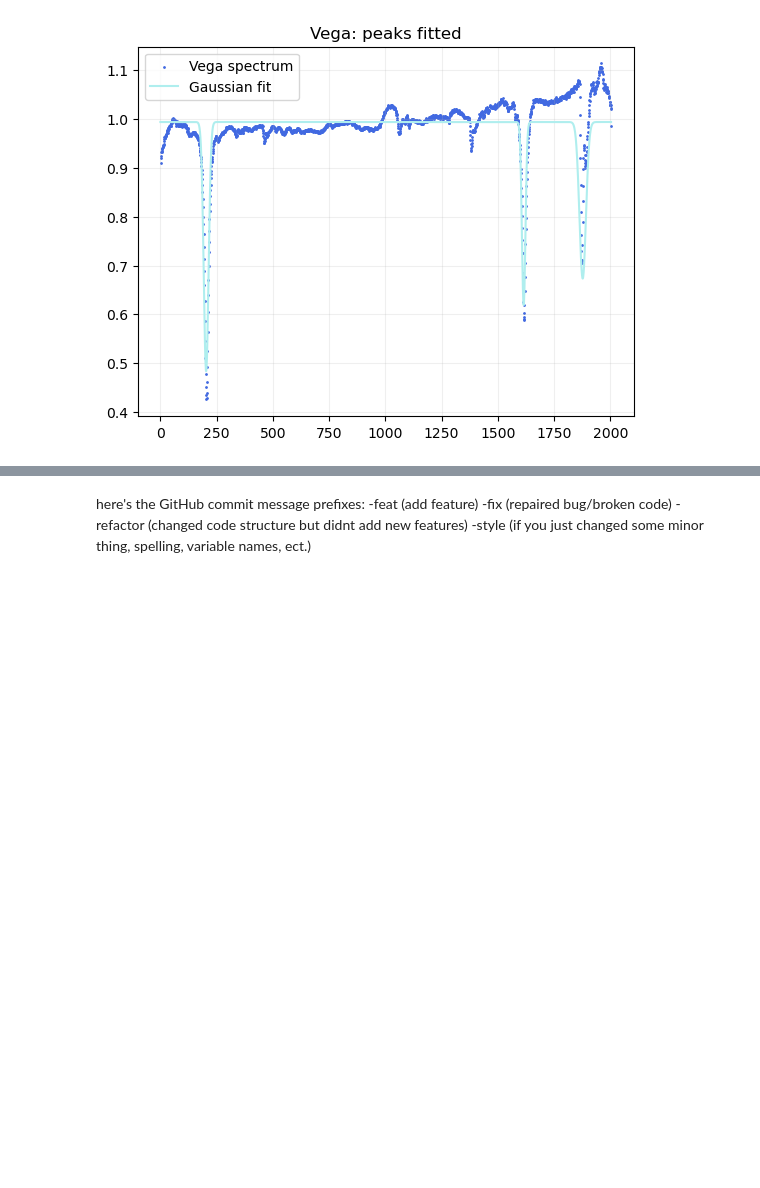
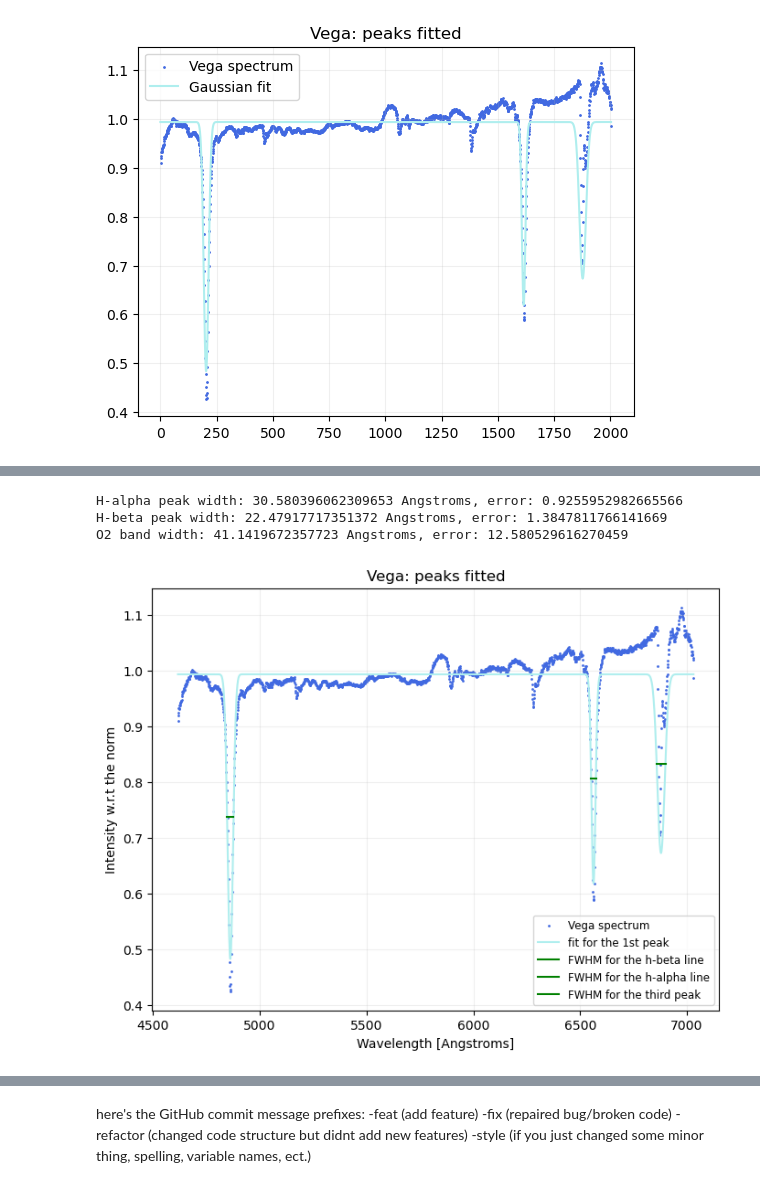
Before and after one commit to Timobrenn/G99-Spectroscopy, a Jupyter notebook: FWHM-vega.ipynb, the cells around one changed output, grey strips where cells are left out. Drawn from its saved outputs; the diff is of its cells as text; code cells hidden in the pictures; blank space fills up the shorter version.

```diff
--- a/FWHM-vega.ipynb
+++ b/FWHM-vega.ipynb
@@ -272,3 +271,57 @@ close(fig)
+# %%
+# TODO: actually add docstrings to all methods/functions
+
+
+# a function to convert values from pixels to Angstroms
+def pix_to_A_parameters (p1,p2,a1,a2):
+    """Takes two point values as arguments, each consisting of a position of a peak in pixels and the corresponding wavelength in Angstroms, where p1<p2 and a1<a2.
+    Assumes that the spectroscope is, like, good"""
+    scale=((a2-a1)/(p2-p1))
+    offset = scale*-p1+a1
+    return scale,offset
+
+
+# m1 -> beta
+# m2 -> alpha
+
+h_beta = 4861.35
+h_alpha = 6562.79 #source: wikipedia + unit converter from nm, sorry :((
+
+a_in_pix, a_off = pix_to_A_parameters(m1,m2,h_beta,h_alpha)
+
+#
+def pix_to_A (a):
+    """Function to simplify the conversion of values/numpy array from values in pixels to Angstroms"""
+    return a*a_in_pix+a_off
+
+# x_range_a=x_range*a_in_pix+a_off
+x_range_a = pix_to_A(x_range)
+
+print(f"H-alpha peak width: {a_in_pix*fwhm1} Angstroms, error: {a_in_pix*fwhm1_err}")
+print(f"H-beta peak width: {a_in_pix*fwhm2} Angstroms, error: {a_in_pix*fwhm2_err}")
+print(f"O2 band width: {a_in_pix*fwhm3} Angstroms, error: {a_in_pix*fwhm3_err}")
+
+fig=figure(figsize=(8,6))
+frame=fig.add_subplot(1,1,1)
+frame.scatter(x_range_a,dat_vega_0,color="royalblue", label="Vega spectrum",s=1)
+frame.plot(x_range_a,f_composed,color="paleturquoise", label="fit for the 1st peak")
+frame.plot(fwhm1_x*a_in_pix+a_off,fwhm1_y,color="green", label="FWHM for the h-beta line")
+frame.plot(fwhm2_x*a_in_pix+a_off,fwhm2_y,color="green", label="FWHM for the h-alpha line")
+frame.plot(fwhm3_x*a_in_pix+a_off,fwhm3_y,color="green", label="FWHM for the third peak")
+frame.set_title("Vega: peaks fitted")
+frame.grid(alpha=0.2)
+frame.set_ylabel("Intensity w.r.t the norm")
+frame.set_xlabel("Wavelength [Angstroms]")
+frame.legend(fontsize=8.5)
+show()
+close(fig)
+
+# C R I S P
+# %% [output]
+H-alpha peak width: 30.580396062309653 Angstroms, error: 0.9255952982665566
+H-beta peak width: 22.47917717351372 Angstroms, error: 1.3847811766141669
+O2 band width: 41.1419672357723 Angstroms, error: 12.580529616270459
+[figure, added]
 # %%
 # the fight with MILES continues
 
```
Also changed, not shown: parts of 8 cells of this notebook, 1 other file.
